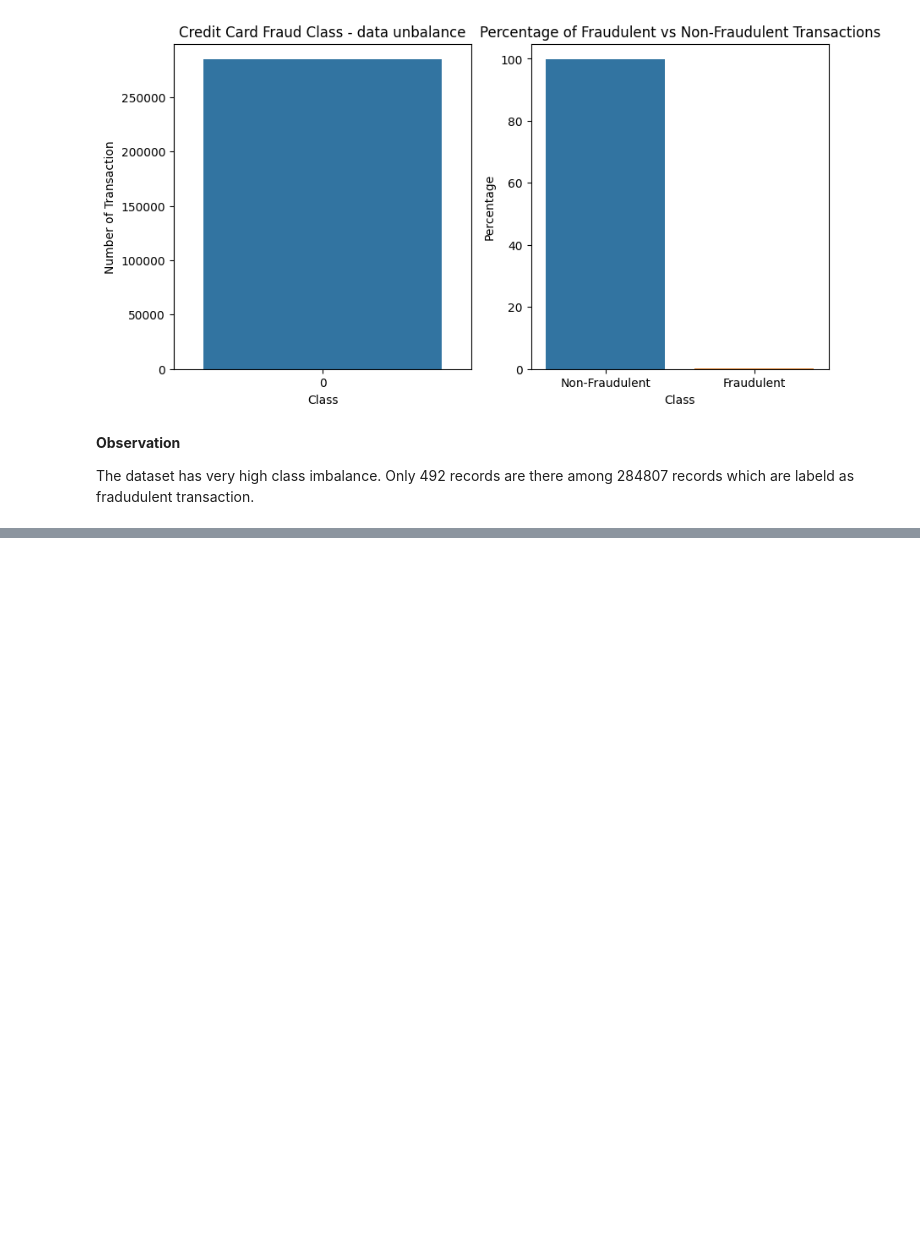
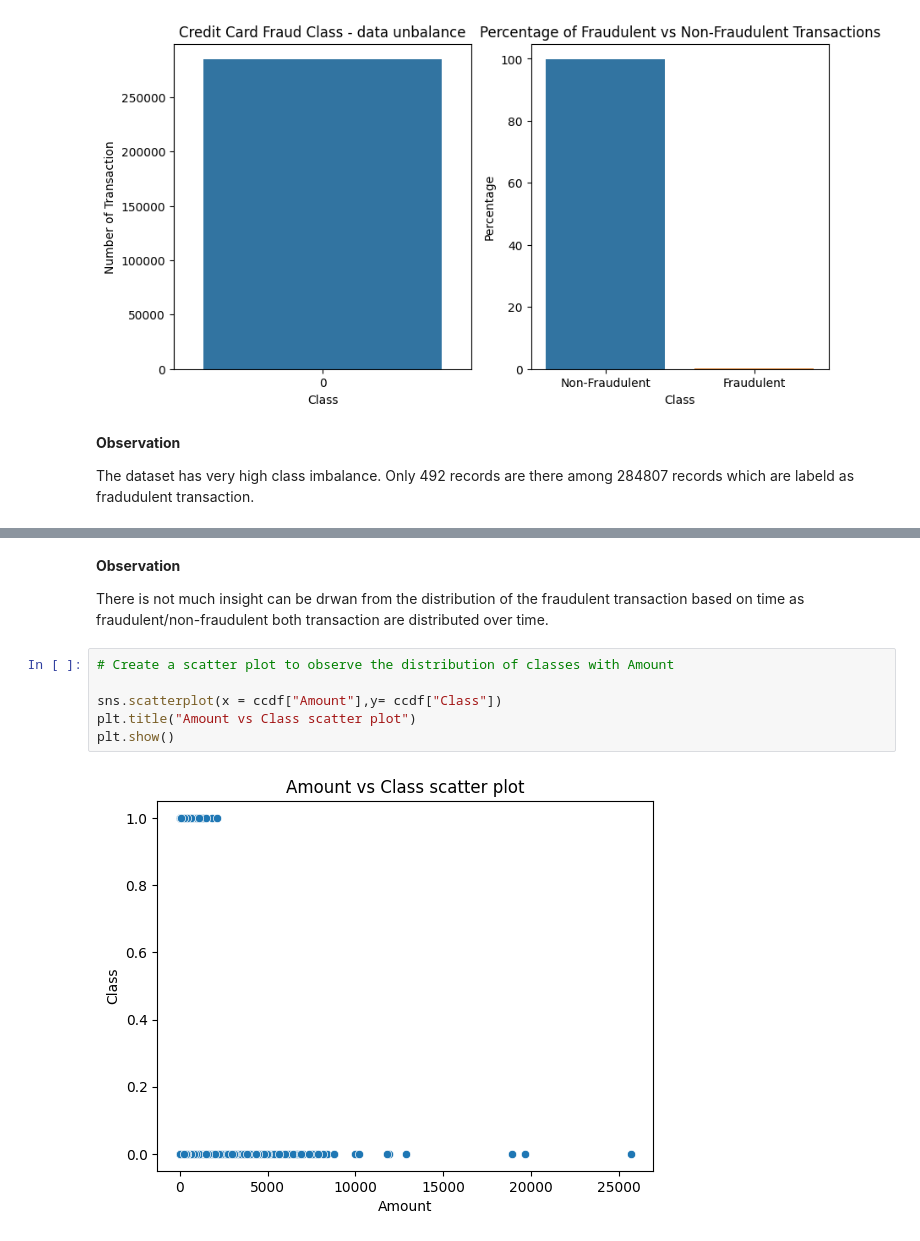
Before and after one commit to dirumisra/CreditCardFraudAnalysis, a Jupyter notebook: CreditCardAnalysis.ipynb, the cells around one changed output, grey strips where cells are left out. Drawn from its saved outputs; the diff is of its cells as text; blank space fills up the shorter version.

```diff
--- a/CreditCardAnalysis.ipynb
+++ b/CreditCardAnalysis.ipynb
@@ -130,0 +139,12 @@ The dataset has very high class imbalance. Only 492 records are there among 2848
+# %% [markdown]
+**Observation**
+
+There is not much insight can be drwan from the distribution of the fraudulent transaction based on time as fraudulent/non-fraudulent both transaction are distributed over time.
+# %%
+# Create a scatter plot to observe the distribution of classes with Amount
+
+sns.scatterplot(x = ccdf["Amount"],y= ccdf["Class"])
+plt.title("Amount vs Class scatter plot")
+plt.show()
+# %% [output]
+[figure, added]
```
Also changed, not shown: parts of 5 cells of this notebook.
